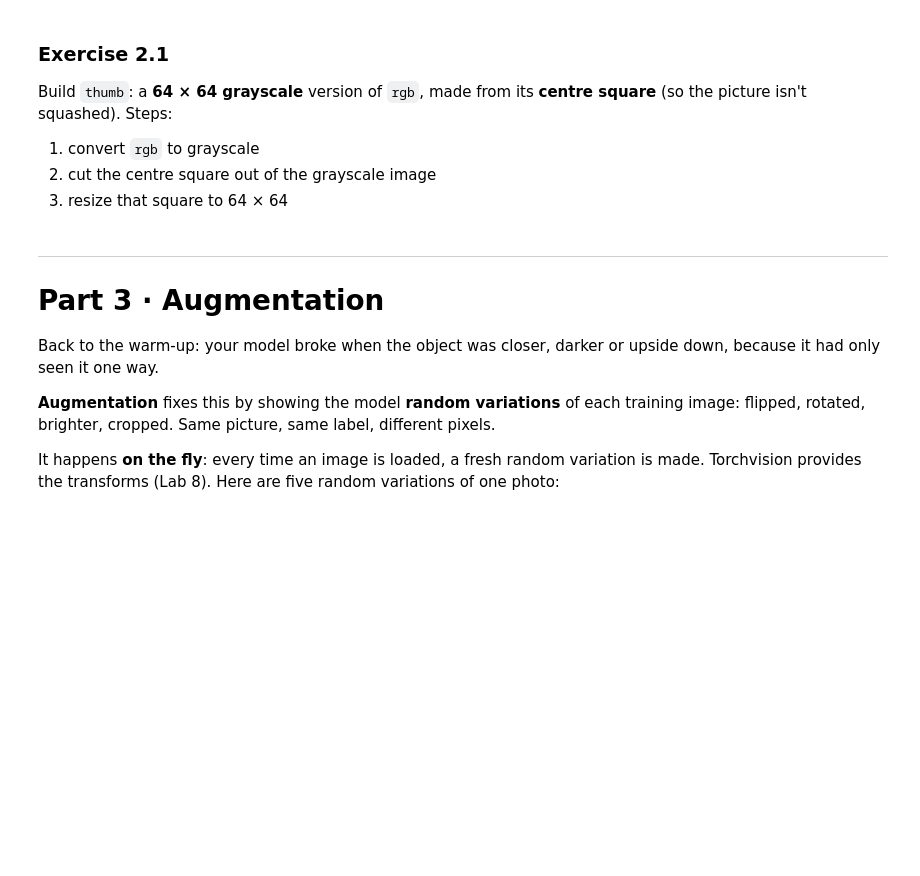
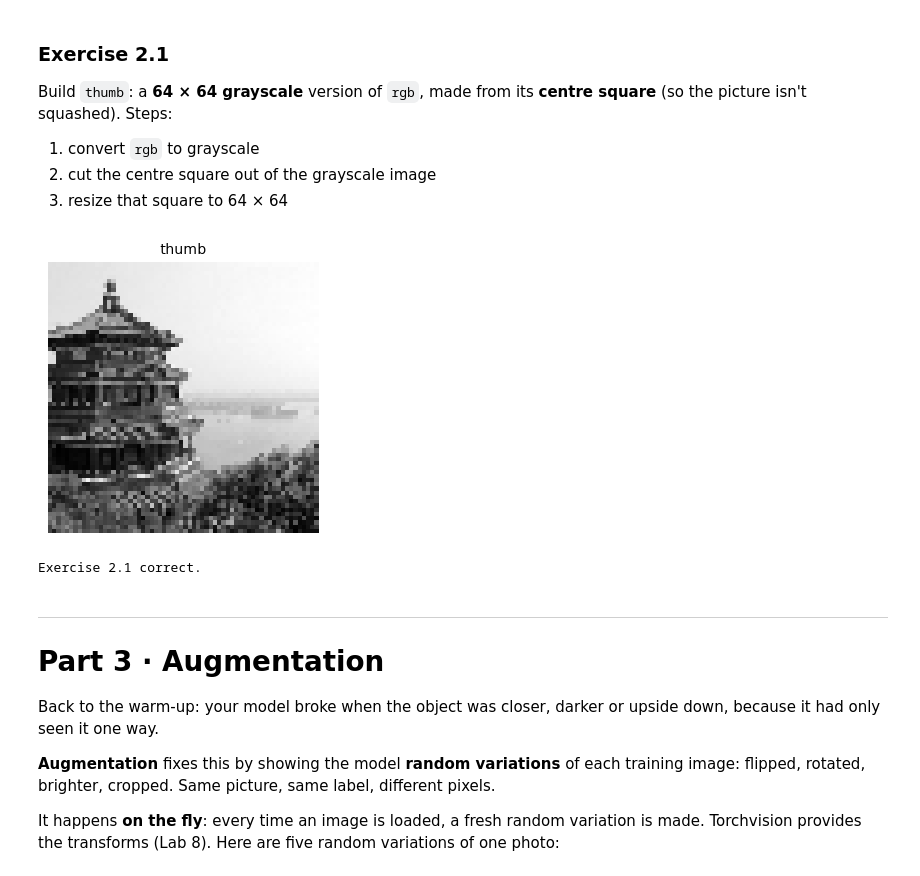
Before and after one commit to Mohammed-Khalil-Dev/Programing-For-Ai-ARTI303-Labs, a Jupyter notebook: src/Lab11/lab11.ipynb, the cells around one changed output. Cells and saved outputs as stored; diff of their text form; code cells hidden in the pictures; blank space fills up the shorter version.

```diff
--- a/src/Lab11/lab11.ipynb
+++ b/src/Lab11/lab11.ipynb
@@ -329,7 +358,14 @@ Build `thumb`: a **64 × 64 grayscale** version of `rgb`, made from its
 3. resize that square to 64 × 64
 # %%
 # TODO: thumb = 64 x 64 grayscale thumbnail of the CENTRE SQUARE of rgb
-thumb = None
+thumb = cv2.cvtColor(rgb, cv2.COLOR_BGR2GRAY)
+side = min(thumb.shape[:2])
+top = (thumb.shape[0] - side) // 2
+left = (thumb.shape[1] - side) // 2
+thumb = cv2.resize(thumb[top:top + side, left:left + side], (64, 64))
+show([thumb], ["thumb"], cols=1)
+# %% [output]
+[figure, added]
 # %%
 assert thumb is not None, "fill in thumb"
 assert thumb.shape == (64, 64), f"thumb should be 64 x 64 and grayscale (2D), not {thumb.shape}"
@@ -349,6 +385,8 @@ gap_squashed = float(np.abs(coarse(thumb) - coarse(squashed_ref)).mean())
 assert gap_squashed > gap_centre, "your thumbnail looks squashed: cut a square from the CENTRE first, then resize"
 assert gap_centre < 5, "thumb doesn't match the centre square of the photo: check where you cut the square"
 print("Exercise 2.1 correct.")
+# %% [output]
+Exercise 2.1 correct.
 # %% [markdown]
 ---
 # Part 3 · Augmentation
```
Also changed, not shown: parts of 11 cells of this notebook.
